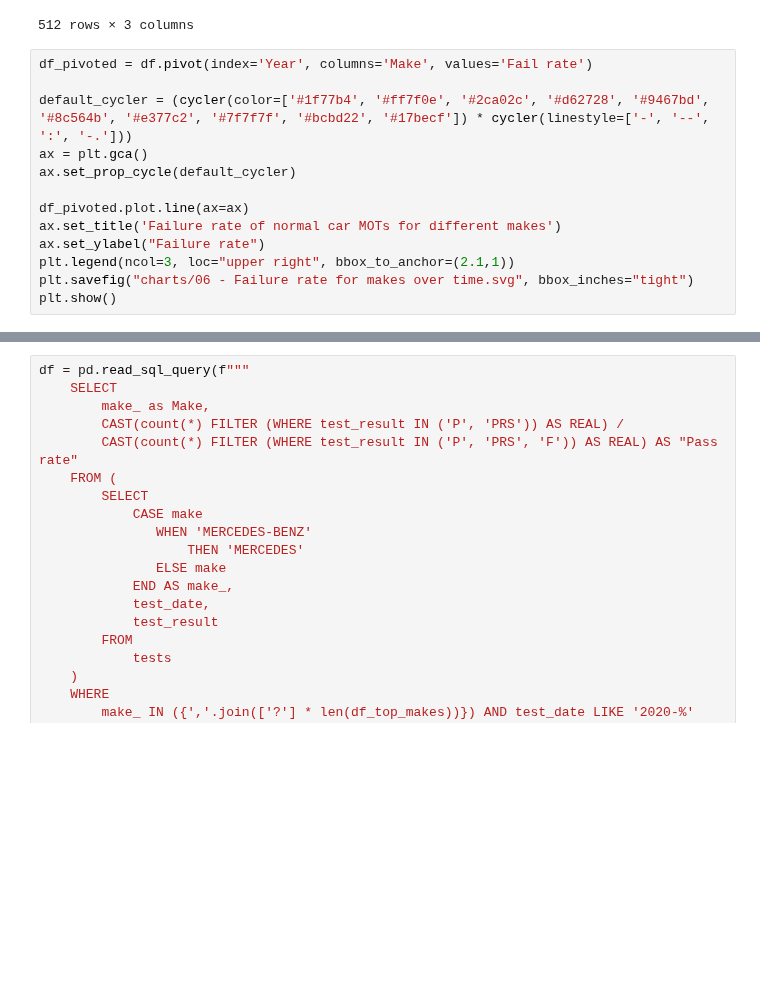
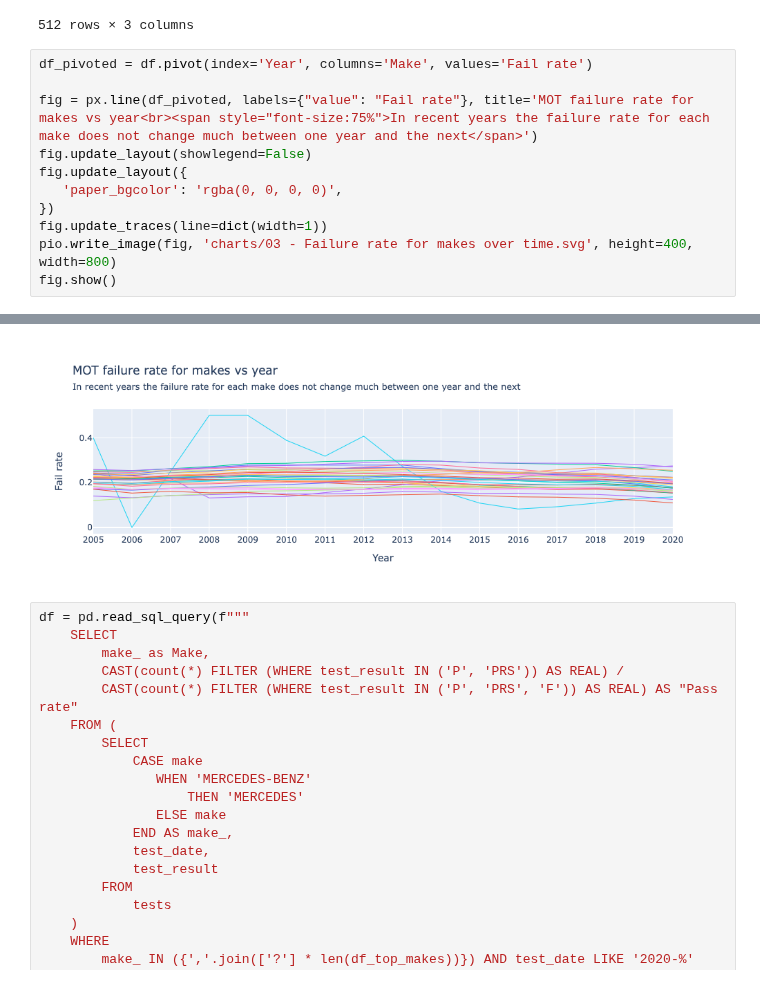
Before and after one commit to michalc/dft-mot-analysis, a Jupyter notebook: 03 - explore.ipynb, the cells around one changed output, grey strips where cells are left out. Drawn from its saved outputs; the diff is of its cells as text; blank space fills up the shorter version.

```diff
--- a/03 - explore.ipynb
+++ b/03 - explore.ipynb
@@ -238,14 +258,12 @@ df
 # %%
 df_pivoted = df.pivot(index='Year', columns='Make', values='Fail rate')
 
-default_cycler = (cycler(color=['#1f77b4', '#ff7f0e', '#2ca02c', '#d62728', '#9467bd', '#8c564b', '#e377c2', '#7f7f7f', '#bcbd22', '#17becf']) * cycler(linestyle=['-', '--', ':', '-.']))
-ax = plt.gca()
-ax.set_prop_cycle(default_cycler)
-
-df_pivoted.plot.line(ax=ax)
-ax.set_title('Failure rate of normal car MOTs for different makes')
-ax.set_ylabel("Failure rate")
-plt.legend(ncol=3, loc="upper right", bbox_to_anchor=(2.1,1))
-plt.savefig("charts/06 - Failure rate for makes over time.svg", bbox_inches="tight")
-plt.show()
+fig = px.line(df_pivoted, labels={"value": "Fail rate"}, title='MOT failure rate for makes vs year<br><span style="font-size:75%">In recent years the failure rate for each make does not change much between one year and the next</span>')
+fig.update_layout(showlegend=False)
+fig.update_layout({
+   'paper_bgcolor': 'rgba(0, 0, 0, 0)',
+})
+fig.update_traces(line=dict(width=1))
+pio.write_image(fig, 'charts/03 - Failure rate for makes over time.svg', height=400, width=800)
+fig.show()
 # %% [output]
@@ -253,3 +270,4 @@ plt.show()
+[figure, added]
 # %%
 df = pd.read_sql_query(f"""
     SELECT
```
Also changed, not shown: parts of 8 cells of this notebook.
